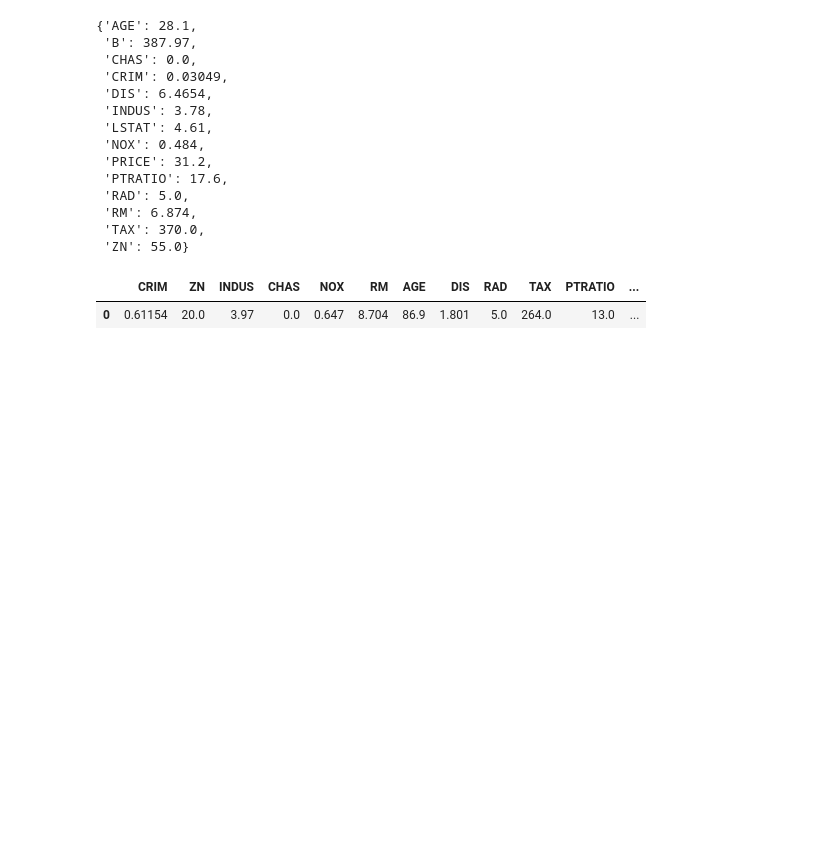
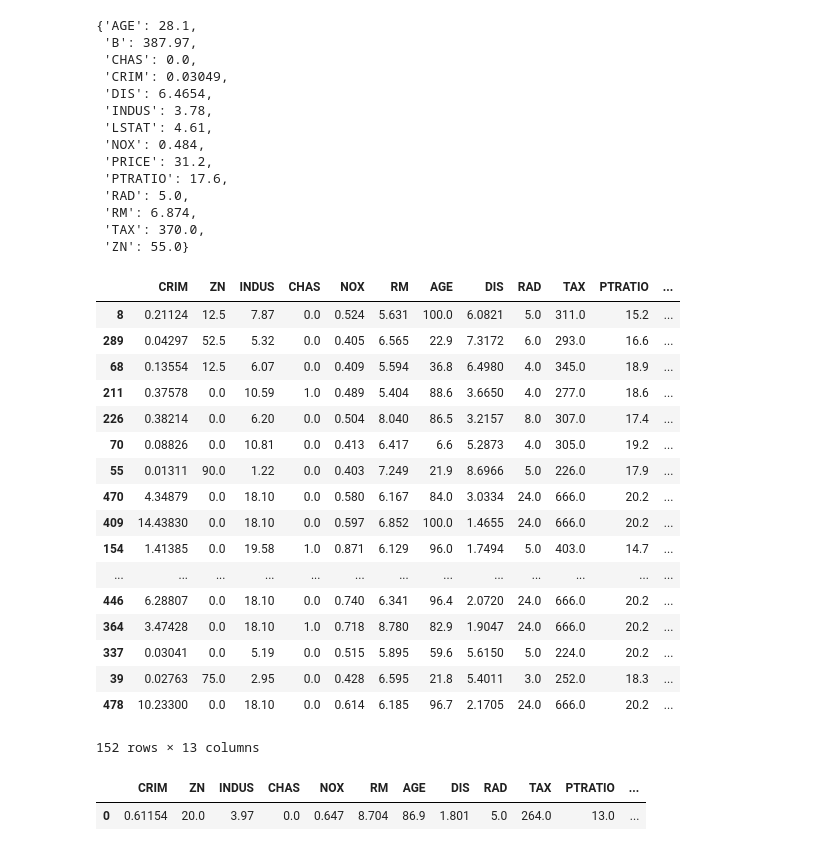
Before and after one commit to tanmaygadgil/cloud-training-repo, a Jupyter notebook: app/ds.ipynb, the cells around one changed output. Drawn from its saved outputs; the diff is of its cells as text; code cells hidden in the pictures; blank space fills up the shorter version.

```diff
--- a/app/ds.ipynb
+++ b/app/ds.ipynb
@@ -275,6 +275,27 @@ dict(test_dataset.iloc[10])
  'ZN': 55.0}
 # %%
 os.mkdir('test')
+# %%
+X_test
+# %% [output]
+|  | CRIM | ZN | INDUS | CHAS | NOX | RM | AGE | DIS | RAD | TAX | PTRATIO | ... |
+| 8 | 0.21124 | 12.5 | 7.87 | 0.0 | 0.524 | 5.631 | 100.0 | 6.0821 | 5.0 | 311.0 | 15.2 | ... |
+| 289 | 0.04297 | 52.5 | 5.32 | 0.0 | 0.405 | 6.565 | 22.9 | 7.3172 | 6.0 | 293.0 | 16.6 | ... |
+| 68 | 0.13554 | 12.5 | 6.07 | 0.0 | 0.409 | 5.594 | 36.8 | 6.4980 | 4.0 | 345.0 | 18.9 | ... |
+| 211 | 0.37578 | 0.0 | 10.59 | 1.0 | 0.489 | 5.404 | 88.6 | 3.6650 | 4.0 | 277.0 | 18.6 | ... |
+| 226 | 0.38214 | 0.0 | 6.20 | 0.0 | 0.504 | 8.040 | 86.5 | 3.2157 | 8.0 | 307.0 | 17.4 | ... |
+| 70 | 0.08826 | 0.0 | 10.81 | 0.0 | 0.413 | 6.417 | 6.6 | 5.2873 | 4.0 | 305.0 | 19.2 | ... |
+| 55 | 0.01311 | 90.0 | 1.22 | 0.0 | 0.403 | 7.249 | 21.9 | 8.6966 | 5.0 | 226.0 | 17.9 | ... |
+| 470 | 4.34879 | 0.0 | 18.10 | 0.0 | 0.580 | 6.167 | 84.0 | 3.0334 | 24.0 | 666.0 | 20.2 | ... |
+| 409 | 14.43830 | 0.0 | 18.10 | 0.0 | 0.597 | 6.852 | 100.0 | 1.4655 | 24.0 | 666.0 | 20.2 | ... |
+| 154 | 1.41385 | 0.0 | 19.58 | 1.0 | 0.871 | 6.129 | 96.0 | 1.7494 | 5.0 | 403.0 | 14.7 | ... |
+| ... | ... | ... | ... | ... | ... | ... | ... | ... | ... | ... | ... | ... |
+| 446 | 6.28807 | 0.0 | 18.10 | 0.0 | 0.740 | 6.341 | 96.4 | 2.0720 | 24.0 | 666.0 | 20.2 | ... |
+| 364 | 3.47428 | 0.0 | 18.10 | 1.0 | 0.718 | 8.780 | 82.9 | 1.9047 | 24.0 | 666.0 | 20.2 | ... |
+| 337 | 0.03041 | 0.0 | 5.19 | 0.0 | 0.515 | 5.895 | 59.6 | 5.6150 | 5.0 | 224.0 | 20.2 | ... |
+| 39 | 0.02763 | 75.0 | 2.95 | 0.0 | 0.428 | 6.595 | 21.8 | 5.4011 | 3.0 | 252.0 | 18.3 | ... |
+| 478 | 10.23300 | 0.0 | 18.10 | 0.0 | 0.614 | 6.185 | 96.7 | 2.1705 | 24.0 | 666.0 | 20.2 | ... |
+152 rows × 13 columns
 # %%
 for idx in range(10):
     index = random.randint(0, 150)
```
Also changed, not shown: parts of 20 cells of this notebook, 4 other files.
